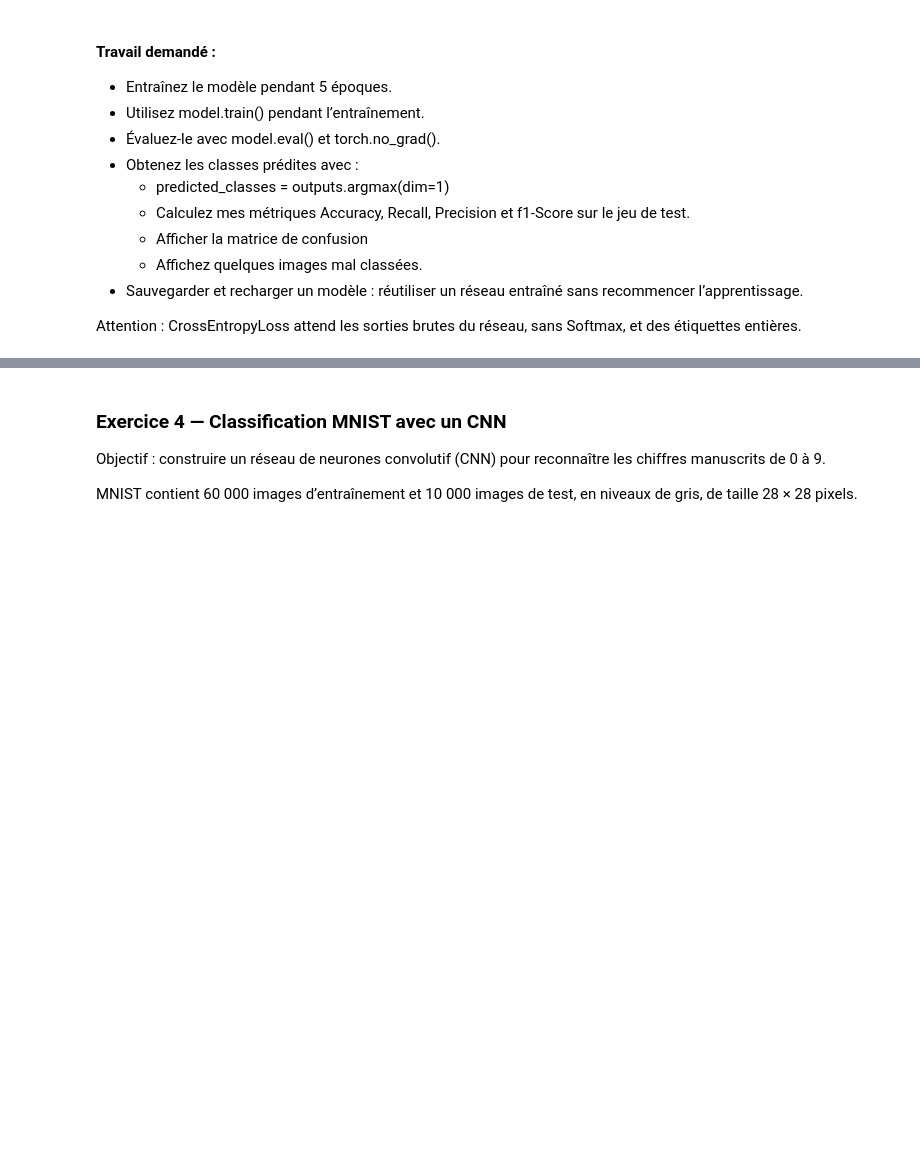
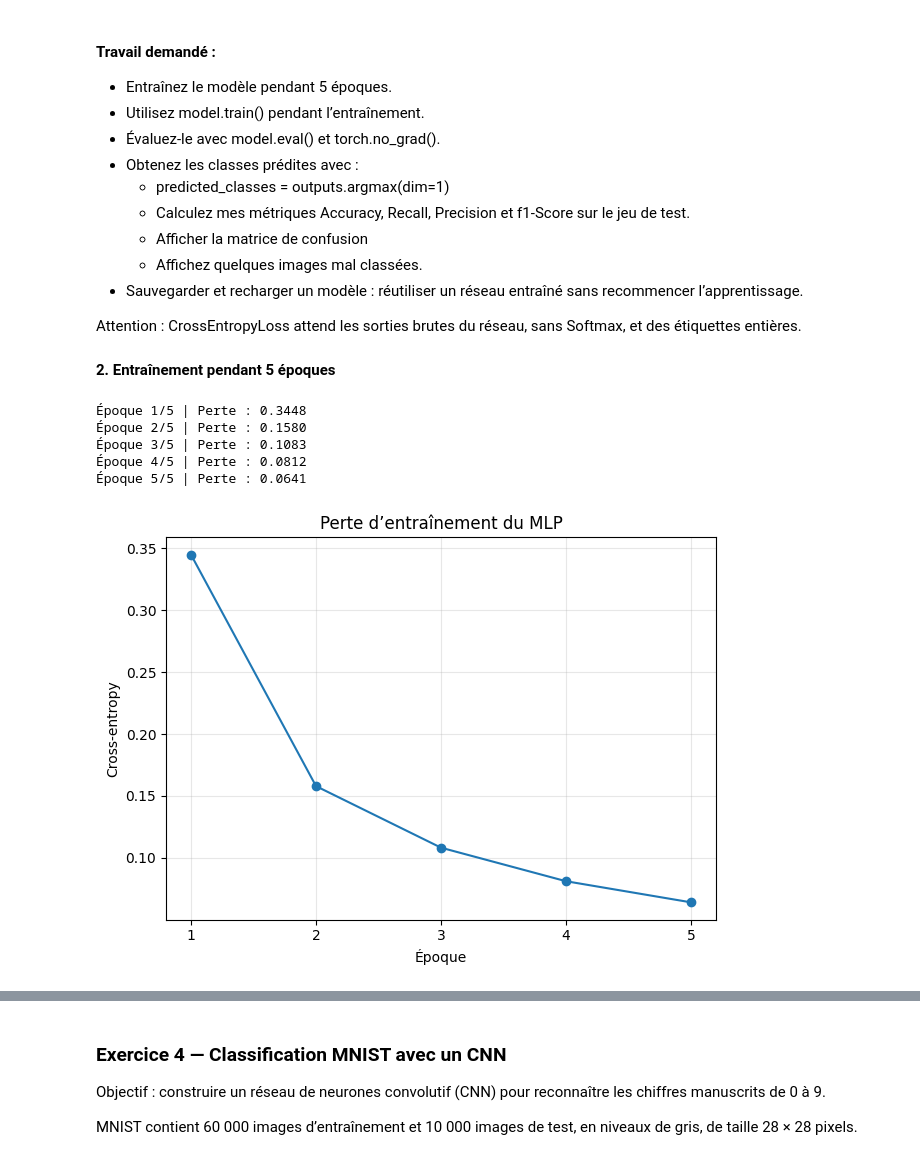
Before and after one commit to Seemo0/IAGEN-Activit-Pratique-N-1, a Jupyter notebook: Activité pratique Bases de Pytorch.ipynb, the cells around one changed output, grey strips where cells are left out. Drawn from its saved outputs; the diff is of its cells as text; code cells hidden in the pictures; blank space fills up the shorter version.

```diff
--- a/Activité pratique Bases de Pytorch.ipynb
+++ b/Activité pratique Bases de Pytorch.ipynb
@@ -1173,20 +1174,28 @@ Chargement des données
 # %%
+import os
+from pathlib import Path
+import matplotlib.pyplot as plt
 import torch
 from torch import nn
 from torch.utils.data import DataLoader
 from torchvision import datasets, transforms
 
+torch.manual_seed(42)
+device = torch.device("cuda" if torch.cuda.is_available() else "cpu")
+print("Appareil :", device)
+data_dir = Path(os.environ.get("MNIST_DATA_DIR", "./data"))
+
 transform = transforms.ToTensor()
 
 train_dataset = datasets.MNIST(
-    root="./data",
+    root=str(data_dir),
     train=True,
     download=True,
     transform=transform
 )
 
 test_dataset = datasets.MNIST(
-    root="./data",
+    root=str(data_dir),
     train=False,
     download=True,
     transform=transform
@@ -1205,7 +1214,10 @@ model = nn.Sequential(
     nn.Linear(28 * 28, 128),
     nn.ReLU(),
     nn.Linear(128, 10)
-)
+).to(device)
 
 criterion = nn.CrossEntropyLoss()
 optimizer = torch.optim.Adam(model.parameters(), lr=0.001)
+print("Images d’entraînement :", len(train_dataset))
+print("Images de test :", len(test_dataset))
+print(model)
@@ -1222,3 +1244,40 @@ optimizer = torch.optim.Adam(model.parameters(), lr=0.001)
 - Sauvegarder et recharger un modèle : réutiliser un réseau entraîné sans recommencer l’apprentissage.
 
 Attention : CrossEntropyLoss attend les sorties brutes du réseau, sans Softmax, et des étiquettes entières.
+# %% [markdown]
+**2. Entraînement pendant 5 époques**
+# %%
+epochs = 5
+loss_history = []
+
+for epoch in range(epochs):
+    model.train()
+    total_loss = 0.0
+    for images, labels in train_loader:
+        images, labels = images.to(device), labels.to(device)
+        optimizer.zero_grad()
+        outputs = model(images)
+        loss = criterion(outputs, labels)
+        loss.backward()
+        optimizer.step()
+        total_loss += loss.item() * images.size(0)
+
+    average_loss = total_loss / len(train_dataset)
+    loss_history.append(average_loss)
+    print(f"Époque {epoch + 1}/{epochs} | Perte : {average_loss:.4f}")
+
+plt.plot(range(1, epochs + 1), loss_history, marker="o")
+plt.xticks(range(1, epochs + 1))
+plt.xlabel("Époque")
+plt.ylabel("Cross-entropy")
+plt.title("Perte d’entraînement du MLP")
+plt.grid(alpha=0.3)
+plt.tight_layout()
+plt.show()
+# %% [output]
+Époque 1/5 | Perte : 0.3448
+Époque 2/5 | Perte : 0.1580
+Époque 3/5 | Perte : 0.1083
+Époque 4/5 | Perte : 0.0812
+Époque 5/5 | Perte : 0.0641
+[figure, added]
```
Also changed, not shown: parts of 8 cells of this notebook.
